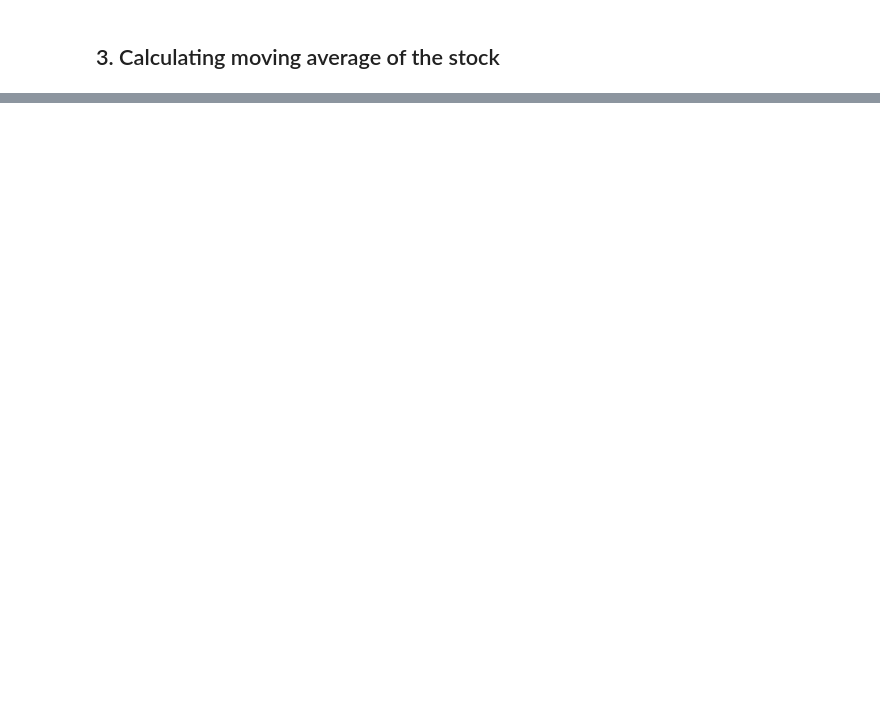
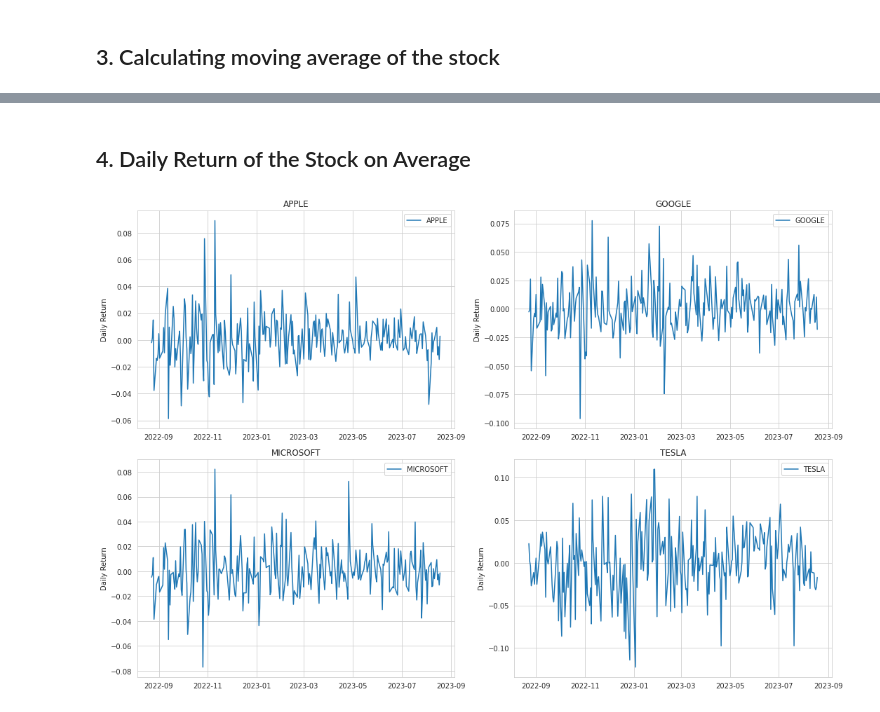
Before and after one commit to VanshitaMahajan14/Stock-Price-Prediction, a Jupyter notebook: main.ipynb, the cells around one changed output, grey strips where cells are left out. Drawn from its saved outputs; the diff is of its cells as text; code cells hidden in the pictures; blank space fills up the shorter version.

```diff
--- a/main.ipynb
+++ b/main.ipynb
@@ -113,0 +113,25 @@ plt.tight_layout()
+# %%
+## Say we calculate it for 10, 20 and 100 days
+days = [10,20,50]
+
+for day in days:
+    for company in company_list:
+        column_name = f"Moving Average for {day} days"
+        company[column_name] = company['Adj Close'].rolling(day).mean()
+
+
+
+companies = [AAPL, GOOG, MSFT, TSLA]
+company_names = ['APPLE', 'GOOGLE', 'MICROSOFT', 'TESLA']
+metrics = ['Adj Close', 'Moving Average for 10 days', 'Moving Average for 20 days', 'Moving Average for 50 days']
+
+fig, axes = plt.subplots(nrows=2, ncols=2, figsize=(20, 15))
+
+for i, (company, name) in enumerate(zip(companies, company_names)):
+    row = i // 2
+    col = i % 2
+    company[metrics].plot(ax=axes[row, col])
+    axes[row, col].set_title(name)
+
+fig.tight_layout()
+plt.show()
@@ -113,0 +140,20 @@ plt.tight_layout()
+# %% [markdown]
+## 4. Daily Return of the Stock on Average
+# %%
+for company in company_list:
+    company['Daily Return'] = company['Adj Close'].pct_change()
+
+# Create a line plot using seaborn
+fig, axes = plt.subplots(nrows=2, ncols=2, figsize=(15, 10))
+
+for i, (company, name) in enumerate(zip(company_list, company_names)):
+    row = i // 2
+    col = i % 2
+    sns.lineplot(data=company, x=company.index, y='Daily Return', ax=axes[row, col], label=name)
+    axes[row, col].set_title(name)
+    axes[row, col].set_xlabel(None)
+
+plt.tight_layout()
+plt.show()
+# %% [output]
+[figure, added]
```
Also changed, not shown: parts of 6 cells of this notebook.
